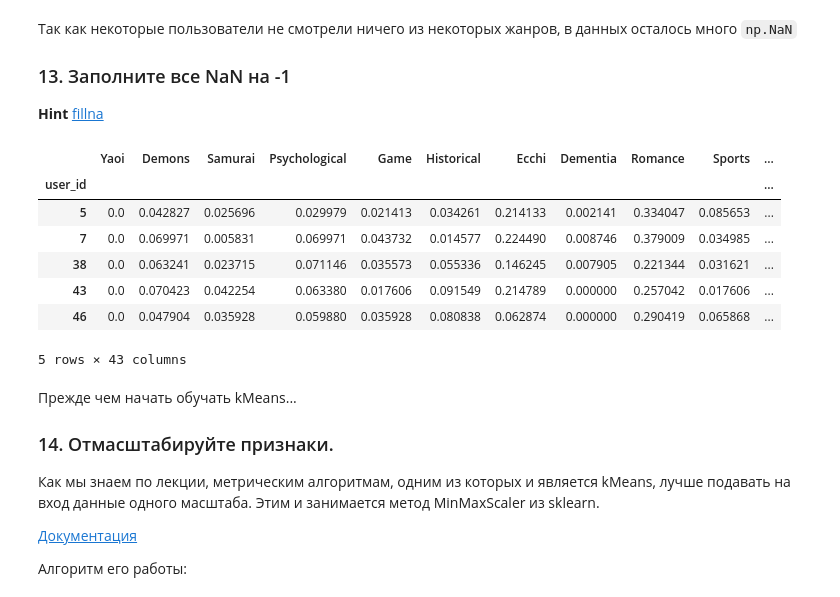
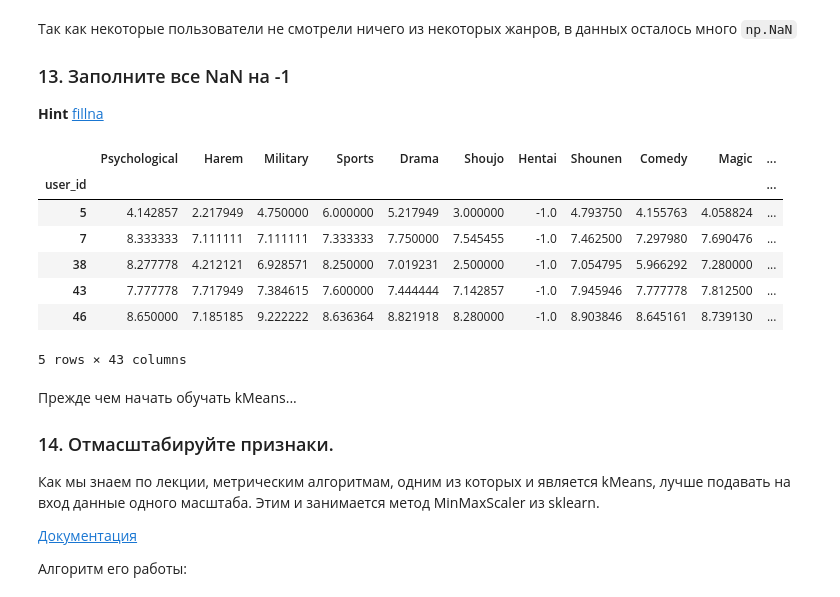
Before and after one commit to mirolyubovaalyona/02-ml-advanced, a Jupyter notebook: 02_clustering/04-hw-clustering.ipynb, the cells around one changed output. Saved outputs shown, nothing was run; the diff lists cells and outputs as text; code cells hidden in the pictures.

```diff
--- a/02_clustering/04-hw-clustering.ipynb
+++ b/02_clustering/04-hw-clustering.ipynb
@@ -515,7 +515,6 @@ anime_genres
 Получим таблицу, где строк будет N*M штук, где N - количество юзеров и M - количество аниме
 # %%
 ###  Ваш код  ###
-
-df = pd.merge(ratings, anime_genres, on='anime_id')
-df
+df_m = ratings.join(anime_genres, on='anime_id').drop([ 'anime_id'], axis=1)
+df_m
 # %% [output]
@@ -560,0 +538,7 @@ df
+# %%
+###  Ваш код  ###
+
+df_m[genres] = df_m[genres].multiply(df_m['rating'], axis='index')
+df_m = df_m.drop(['rating'], axis=1).replace(0, np.NaN)
+df = df_m.groupby('user_id').mean()
+df
@@ -565,16 +564,16 @@ df
 **Hint** [fillna](https://pandas.pydata.org/pandas-docs/stable/reference/api/pandas.DataFrame.fillna.html)
 # %%
 ###  Ваш код  ###
-df.fillna(-1)
+df.fillna(-1, inplace=True)
 df.head()
 # %% [output]
-|  | Yaoi | Demons | Samurai | Psychological | Game | Historical | Ecchi | Dementia | Romance | Sports | ... |
+|  | Psychological | Harem | Military | Sports | Drama | Shoujo | Hentai | Shounen | Comedy | Magic | ... |
 | user_id |  |  |  |  |  |  |  |  |  |  | ... |
-| 5 | 0.0 | 0.042827 | 0.025696 | 0.029979 | 0.021413 | 0.034261 | 0.214133 | 0.002141 | 0.334047 | 0.085653 | ... |
-| 7 | 0.0 | 0.069971 | 0.005831 | 0.069971 | 0.043732 | 0.014577 | 0.224490 | 0.008746 | 0.379009 | 0.034985 | ... |
-| 38 | 0.0 | 0.063241 | 0.023715 | 0.071146 | 0.035573 | 0.055336 | 0.146245 | 0.007905 | 0.221344 | 0.031621 | ... |
-| 43 | 0.0 | 0.070423 | 0.042254 | 0.063380 | 0.017606 | 0.091549 | 0.214789 | 0.000000 | 0.257042 | 0.017606 | ... |
-| 46 | 0.0 | 0.047904 | 0.035928 | 0.059880 | 0.035928 | 0.080838 | 0.062874 | 0.000000 | 0.290419 | 0.065868 | ... |
+| 5 | 4.142857 | 2.217949 | 4.750000 | 6.000000 | 5.217949 | 3.000000 | -1.0 | 4.793750 | 4.155763 | 4.058824 | ... |
+| 7 | 8.333333 | 7.111111 | 7.111111 | 7.333333 | 7.750000 | 7.545455 | -1.0 | 7.462500 | 7.297980 | 7.690476 | ... |
+| 38 | 8.277778 | 4.212121 | 6.928571 | 8.250000 | 7.019231 | 2.500000 | -1.0 | 7.054795 | 5.966292 | 7.280000 | ... |
+| 43 | 7.777778 | 7.717949 | 7.384615 | 7.600000 | 7.444444 | 7.142857 | -1.0 | 7.945946 | 7.777778 | 7.812500 | ... |
+| 46 | 8.650000 | 7.185185 | 9.222222 | 8.636364 | 8.821918 | 8.280000 | -1.0 | 8.903846 | 8.645161 | 8.739130 | ... |
 5 rows × 43 columns
 # %% [markdown]
 Прежде чем начать обучать kMeans...
```
Also changed, not shown: parts of 15 cells of this notebook, 1 other file.
